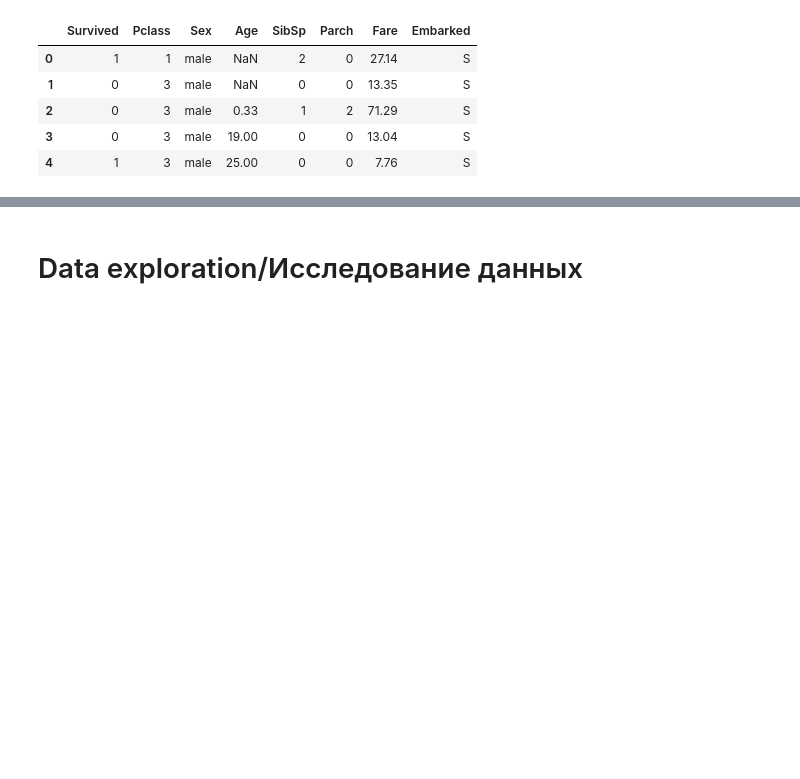
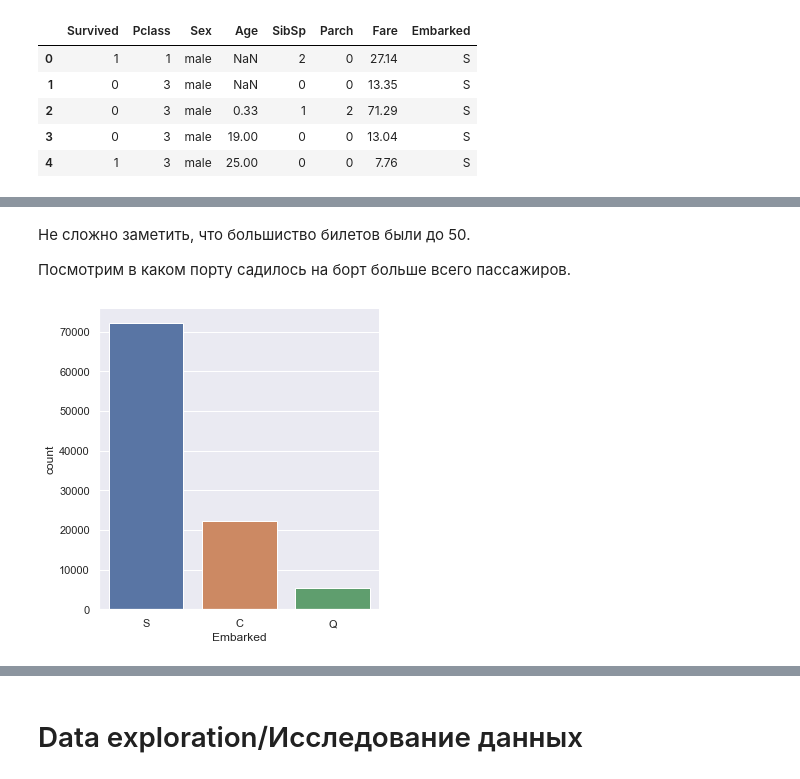
Before and after one commit to kirshak0yulia/Repository_1, a Jupyter notebook: eda.ipynb, the cells around one changed output, grey strips where cells are left out. Saved outputs shown, nothing was run; the diff lists cells and outputs as text; code cells hidden in the pictures; blank space fills up the shorter version.

```diff
--- a/eda.ipynb
+++ b/eda.ipynb
@@ -137,0 +154,8 @@ synthanic_data.describe()
+# %% [markdown]
+Не сложно заметить, что большиство билетов были до 50.
+
+Посмотрим в каком порту садилось на борт больше всего пассажиров.
+# %%
+sns.catplot(x='Embarked', kind='count', data=synthanic_data);
+# %% [output]
+[figure, added]
```
Also changed, not shown: parts of 42 cells of this notebook.
